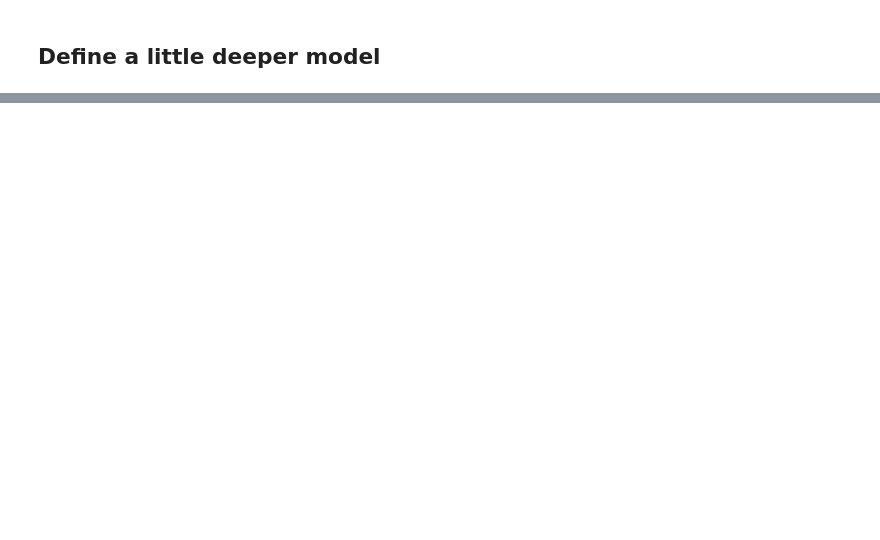
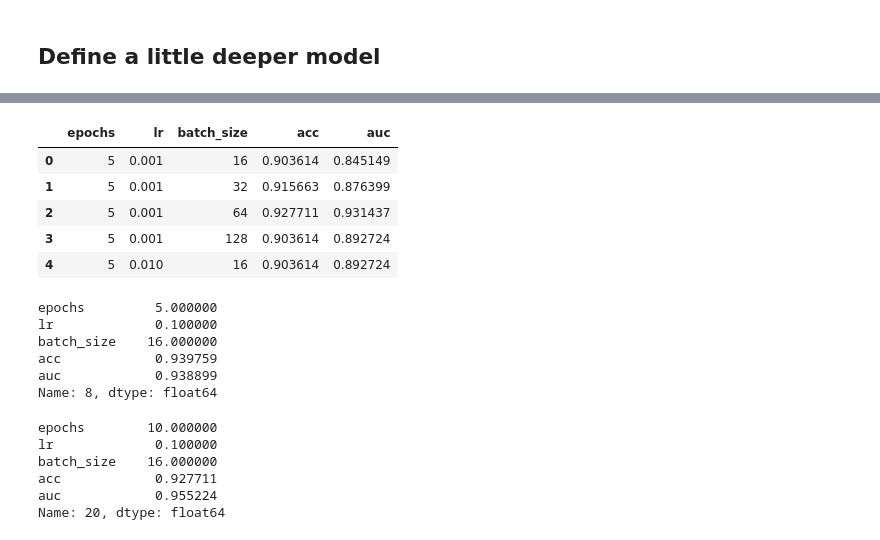
Before and after one commit to Alif108/CSE_472_Machine_Learning, a Jupyter notebook: Assignment/DL model/all_dim.ipynb, the cells around one changed output, grey strips where cells are left out. Drawn from its saved outputs; the diff is of its cells as text; code cells hidden in the pictures; blank space fills up the shorter version.

```diff
--- a/Assignment/DL model/all_dim.ipynb
+++ b/Assignment/DL model/all_dim.ipynb
@@ -95,11 +68,11 @@ class DLModel(nn.Module):
     def __init__(self, input_size):
         super(DLModel, self).__init__()
         self.layers = nn.Sequential(
-            nn.Linear(input_size, 1024),
+            nn.Linear(input_size, 1024, bias=True),
             nn.ReLU(),
-            nn.Linear(1024, 64),
+            nn.Linear(1024, 64, bias=True),
             nn.ReLU(),
-            nn.Linear(64, 1),
+            nn.Linear(64, 1, bias=True),
             nn.Sigmoid()
         )
 
@@ -108,9 +81,8 @@ class DLModel(nn.Module):
 # %%
 # model parameters
 input_size = 20530
-learning_rate = 0.01
+learning_rate = 0.1
 epochs = 100
-batch_size = 32
-n_splits = 5
+batch_size = 64
 # %%
 from tqdm import tqdm
@@ -271,0 +442,28 @@ Test AUC: 0.8927
+# %%
+import itertools
+from sklearn.metrics import roc_auc_score, accuracy_score
+
+# Define the hyperparameter grid
+epochs_grid = [5, 10, 20, 30, 50]
+lr_grid = [0.001, 0.01, 0.1]
+batch_size_grid = [16, 32, 64, 128]
+
+# convert to df
+df = pd.DataFrame(list(itertools.product(epochs_grid, lr_grid, batch_size_grid)), columns=['epochs', 'lr', 'batch_size'])
+df['acc'] = np.nan
+df['auc'] = np.nan
+
+for epochs, lr, batch_size in itertools.product(epochs_grid, lr_grid, batch_size_grid):
+    model = DLModel(input_size=X_train.shape[1])
+    model.fit(X_train, y_train, epochs=epochs, batch_size=batch_size, lr=lr)
+
+    y_pred = model.predict(X_test)
+    y_pred = y_pred.round()
+    y_pred = y_pred.cpu().detach().numpy()
+    acc = accuracy_score(y_test, y_pred)
+    auc = roc_auc_score(y_test, y_pred)
+
+    df.loc[(df['epochs'] == epochs) & (df['lr'] == lr) & (df['batch_size'] == batch_size), 'acc'] = acc
+    df.loc[(df['epochs'] == epochs) & (df['lr'] == lr) & (df['batch_size'] == batch_size), 'auc'] = auc
+
+    print('Epochs: {}, LR: {}, Batch Size: {}, Accuracy: {}, AUC: {}'.format(epochs, lr, batch_size, acc, auc))
@@ -271,0 +484,31 @@ Test AUC: 0.8927
+# %%
+df.head()
+# %% [output]
+|  | epochs | lr | batch_size | acc | auc |
+| 0 | 5 | 0.001 | 16 | 0.903614 | 0.845149 |
+| 1 | 5 | 0.001 | 32 | 0.915663 | 0.876399 |
+| 2 | 5 | 0.001 | 64 | 0.927711 | 0.931437 |
+| 3 | 5 | 0.001 | 128 | 0.903614 | 0.892724 |
+| 4 | 5 | 0.010 | 16 | 0.903614 | 0.892724 |
+# %%
+# exctract the row of best accuracy
+best_acc = df.loc[df['acc'].idxmax()]
+best_acc
+# %% [output]
+epochs         5.000000
+lr             0.100000
+batch_size    16.000000
+acc            0.939759
+auc            0.938899
+Name: 8, dtype: float64
+# %%
+# exctract the row of best auc
+best_auc = df.loc[df['auc'].idxmax()]
+best_auc
+# %% [output]
+epochs        10.000000
+lr             0.100000
+batch_size    16.000000
+acc            0.927711
+auc            0.955224
+Name: 20, dtype: float64
```
Also changed, not shown: parts of 18 cells of this notebook, 3 other files.
